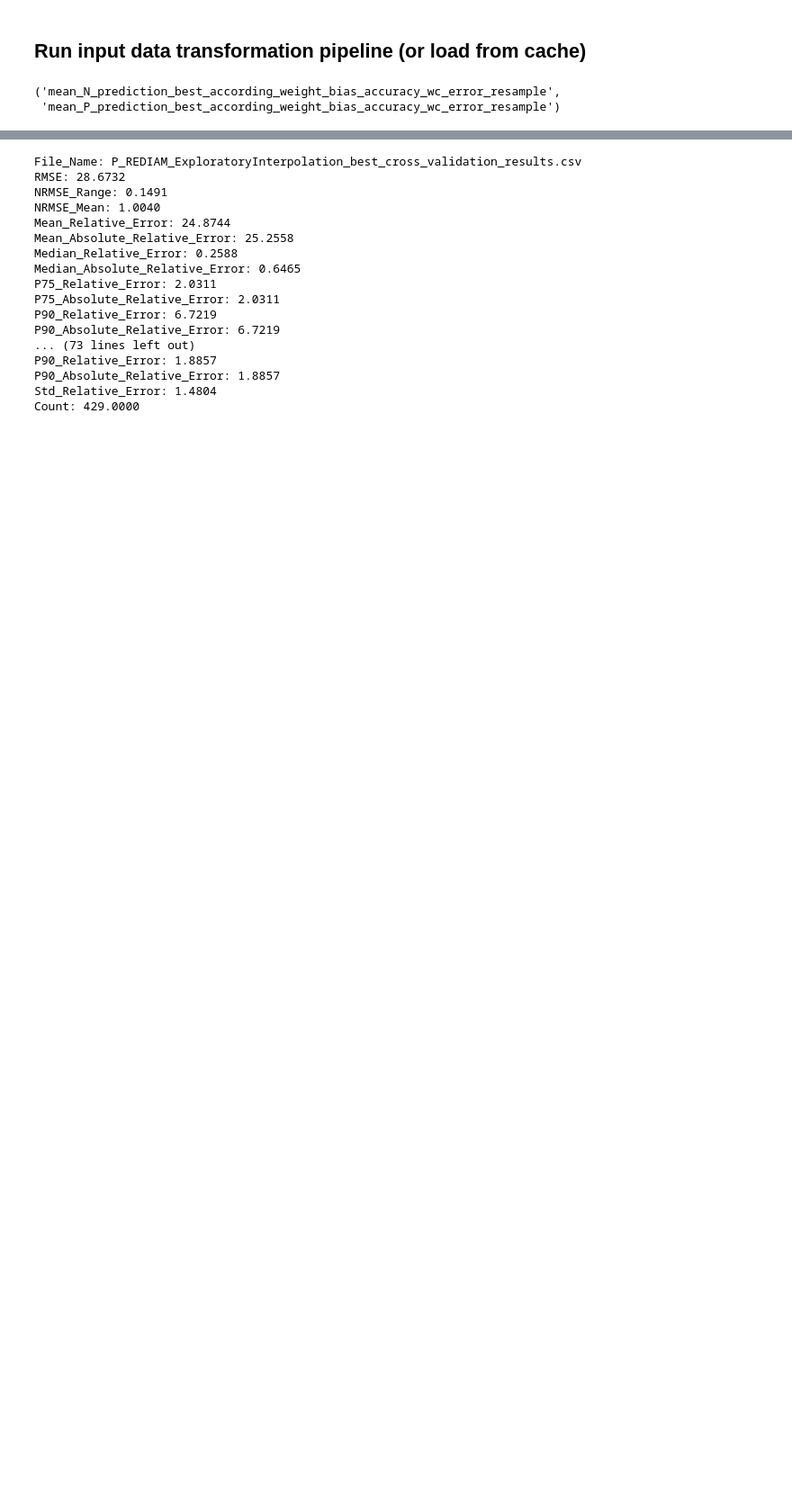
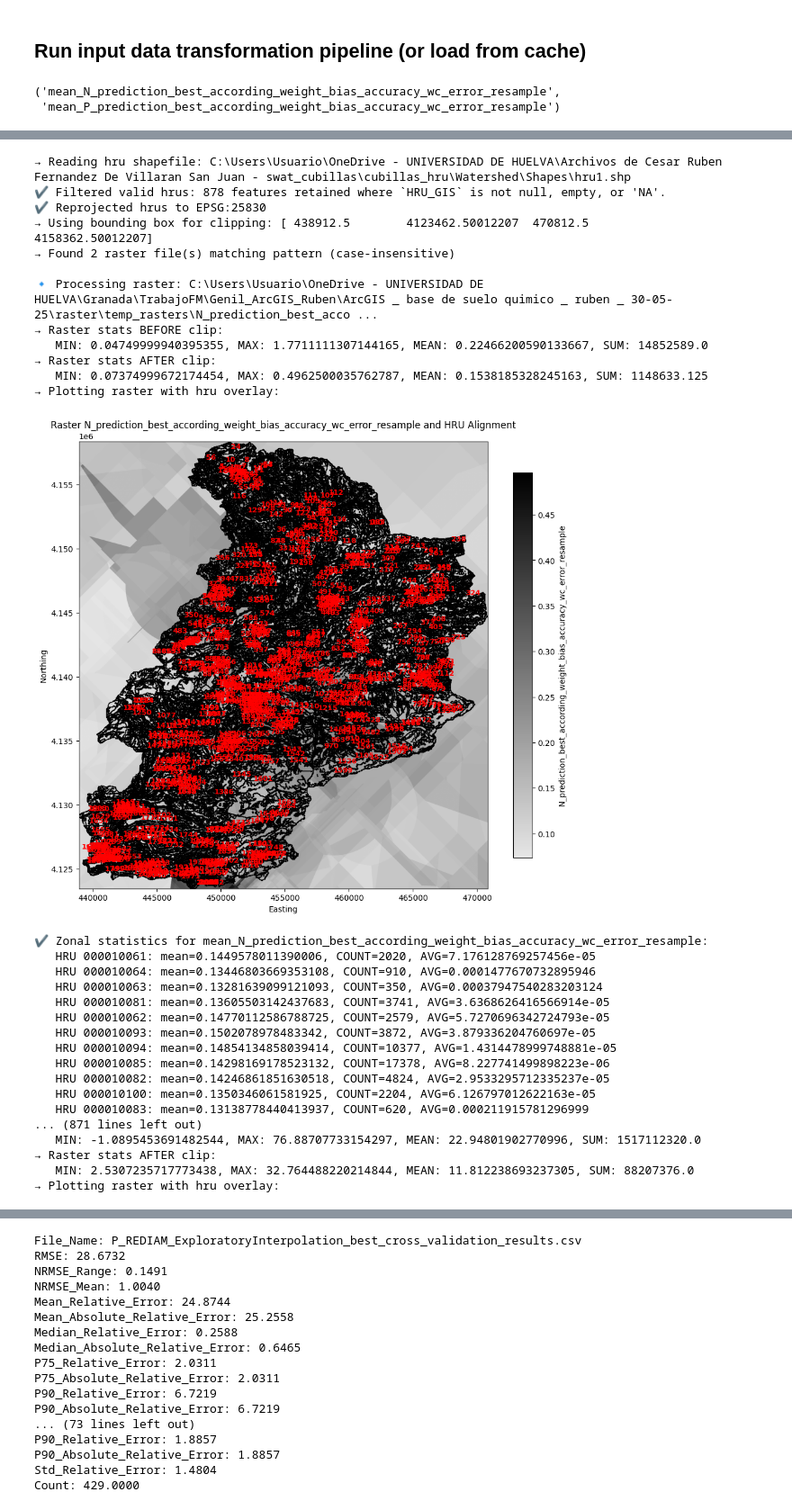
Before and after one commit to bvorak/swat_pipeline, a Jupyter notebook: trabajoFM/notebooks/01_run_swat_monte_carlo.ipynb, the cells around one changed output, grey strips where cells are left out. Shown at 90% size. Drawn from its saved outputs; the diff is of its cells as text; code cells hidden in the pictures; blank space fills up the shorter version.

```diff
--- a/trabajoFM/notebooks/01_run_swat_monte_carlo.ipynb
+++ b/trabajoFM/notebooks/01_run_swat_monte_carlo.ipynb
@@ -191,8 +191,8 @@ from python_pipeline_scripts.transforms.point_utils import normalize_point_year_
 from python_pipeline_scripts.provenance_report import build_upstream_inputs
 
 # Flags: set True to force (re)create CSVs; set False to use cached CSVs if present
-REBUILD_CHM_CSV = False
-REBUILD_POINT_CSV = False
+REBUILD_CHM_CSV = True
+REBUILD_POINT_CSV = True
 
 # Ensure module loggers are initialized with your config so cached actions are printed
 utils.get_logger("python_pipeline_scripts.raster_agg", config=cfg)
@@ -291,0 +291,30 @@ aggregator = lambda: {
+→ Reading hru shapefile: C:\Users\Usuario\OneDrive - UNIVERSIDAD DE HUELVA\Archivos de Cesar Ruben Fernandez De Villaran San Juan - swat_cubillas\cubillas_hru\Watershed\Shapes\hru1.shp
+✔ Filtered valid hrus: 878 features retained where `HRU_GIS` is not null, empty, or 'NA'.
+✔ Reprojected hrus to EPSG:25830
+→ Using bounding box for clipping: [ 438912.5        4123462.50012207  470812.5        4158362.50012207]
+→ Found 2 raster file(s) matching pattern (case-insensitive)
+
+🔹 Processing raster: C:\Users\Usuario\OneDrive - UNIVERSIDAD DE HUELVA\Granada\TrabajoFM\Genil_ArcGIS_Ruben\ArcGIS _ base de suelo quimico _ ruben _ 30-05-25\raster\temp_rasters\N_prediction_best_acco ...
+→ Raster stats BEFORE clip:
+   MIN: 0.04749999940395355, MAX: 1.7711111307144165, MEAN: 0.22466200590133667, SUM: 14852589.0
+→ Raster stats AFTER clip:
+   MIN: 0.07374999672174454, MAX: 0.4962500035762787, MEAN: 0.1538185328245163, SUM: 1148633.125
+→ Plotting raster with hru overlay:
+[figure, added]
+✔ Zonal statistics for mean_N_prediction_best_according_weight_bias_accuracy_wc_error_resample:
+   HRU 000010061: mean=0.1449578011390006, COUNT=2020, AVG=7.176128769257456e-05
+   HRU 000010064: mean=0.13446803669353108, COUNT=910, AVG=0.0001477670732895946
+   HRU 000010063: mean=0.13281639099121093, COUNT=350, AVG=0.00037947540283203124
+   HRU 000010081: mean=0.13605503142437683, COUNT=3741, AVG=3.6368626416566914e-05
+   HRU 000010062: mean=0.14770112586788725, COUNT=2579, AVG=5.7270696342724793e-05
+   HRU 000010093: mean=0.1502078978483342, COUNT=3872, AVG=3.879336204760697e-05
+   HRU 000010094: mean=0.14854134858039414, COUNT=10377, AVG=1.4314478999748881e-05
+   HRU 000010085: mean=0.14298169178523132, COUNT=17378, AVG=8.227741499898223e-06
+   HRU 000010082: mean=0.14246861851630518, COUNT=4824, AVG=2.9533295712335237e-05
+   HRU 000010100: mean=0.1350346061581925, COUNT=2204, AVG=6.126797012622163e-05
+   HRU 000010083: mean=0.13138778440413937, COUNT=620, AVG=0.000211915781296999
+... (871 lines left out)
+   MIN: -1.0895453691482544, MAX: 76.88707733154297, MEAN: 22.94801902770996, SUM: 1517112320.0
+→ Raster stats AFTER clip:
+   MIN: 2.5307235717773438, MAX: 32.764488220214844, MEAN: 11.812238693237305, SUM: 88207376.0
+→ Plotting raster with hru overlay:
```
Also changed, not shown: parts of 3 cells of this notebook, 3 other files.
